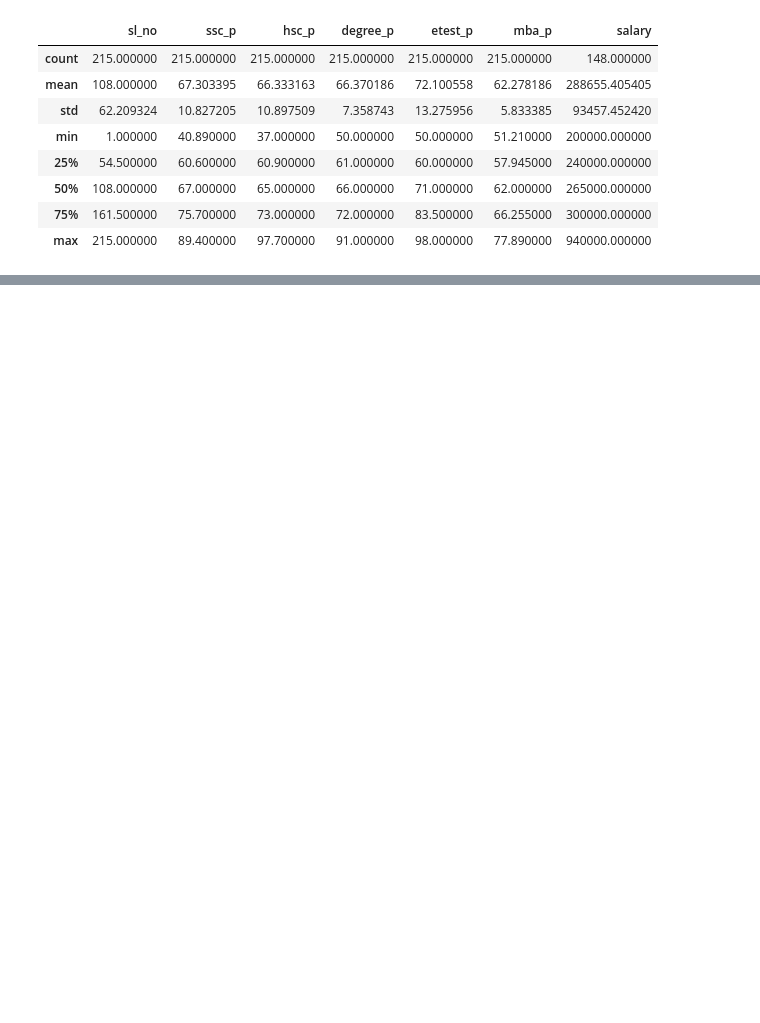
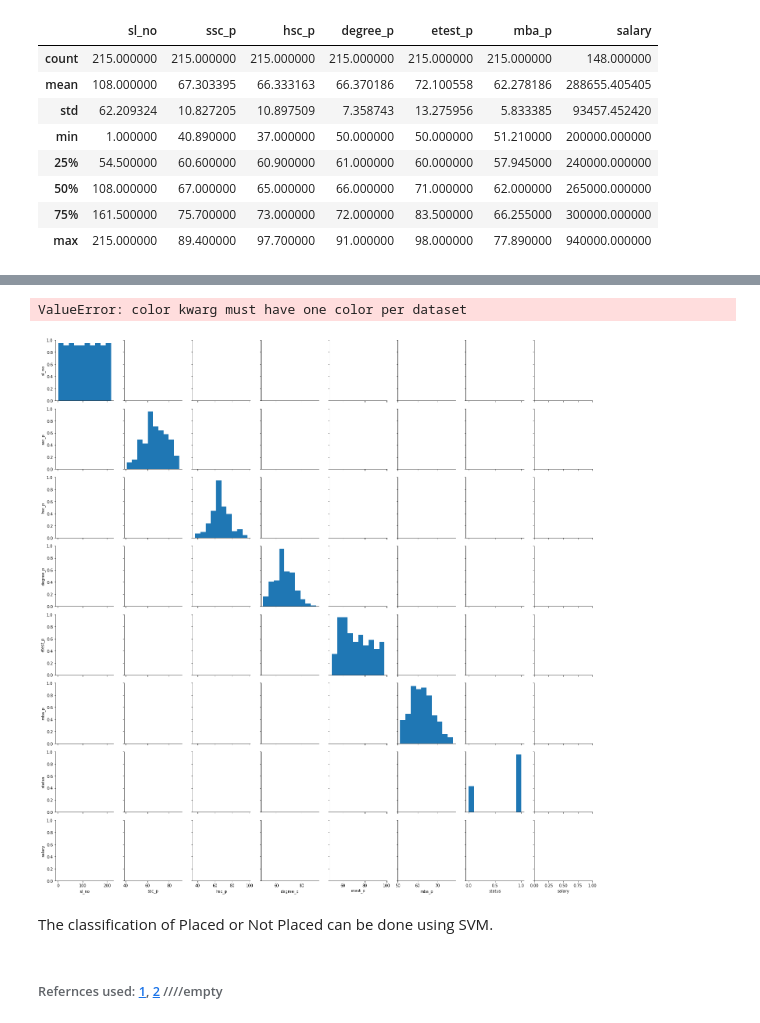
Before and after one commit to dsgiitr/Lecture-Assignments-Y22, a Jupyter notebook: ML/ML-Project-Submissions/sanidhya.ipynb, the cells around one changed output, grey strips where cells are left out. Saved outputs shown, nothing was run; the diff lists cells and outputs as text; code cells hidden in the pictures; blank space fills up the shorter version.

```diff
--- a/ML/ML-Project-Submissions/sanidhya.ipynb
+++ b/ML/ML-Project-Submissions/sanidhya.ipynb
@@ -1,7 +3,7 @@
 # %%
 import pandas as pd
 # %%
-data = pd.read_csv('Datasets\Placement_Data_Full_Class.csv')
+data = pd.read_csv('Datasets/Placement_Data_Full_Class.csv')
 data.head()
 # %% [output]
 |  | sl_no | gender | ssc_p | ssc_b | hsc_p | hsc_b | hsc_s | degree_p | degree_t | workex | etest_p | ... |
@@ -91,0 +74,3 @@ plt.scatter(data['etest_p'],data['status'])
+# %%
+data['status']=data['status'].replace(['Placed','Not Placed'],[1,0]) #one-hot encoding the status
+data.head()
@@ -91,0 +86,10 @@ plt.scatter(data['etest_p'],data['status'])
+# %%
+datacopy=data
+datacopy['salary']=datacopy['salary'].fillna(0,inplace=True)
+# %% [output]
+ValueError: color kwarg must have one color per dataset
+[figure, added]
+# %% [markdown]
+The classification of Placed or Not Placed can be done using SVM.
+# %% [markdown]
+###### Refernces used: [1](), [2]()  ////empty
```
Also changed, not shown: parts of 8 cells of this notebook.
